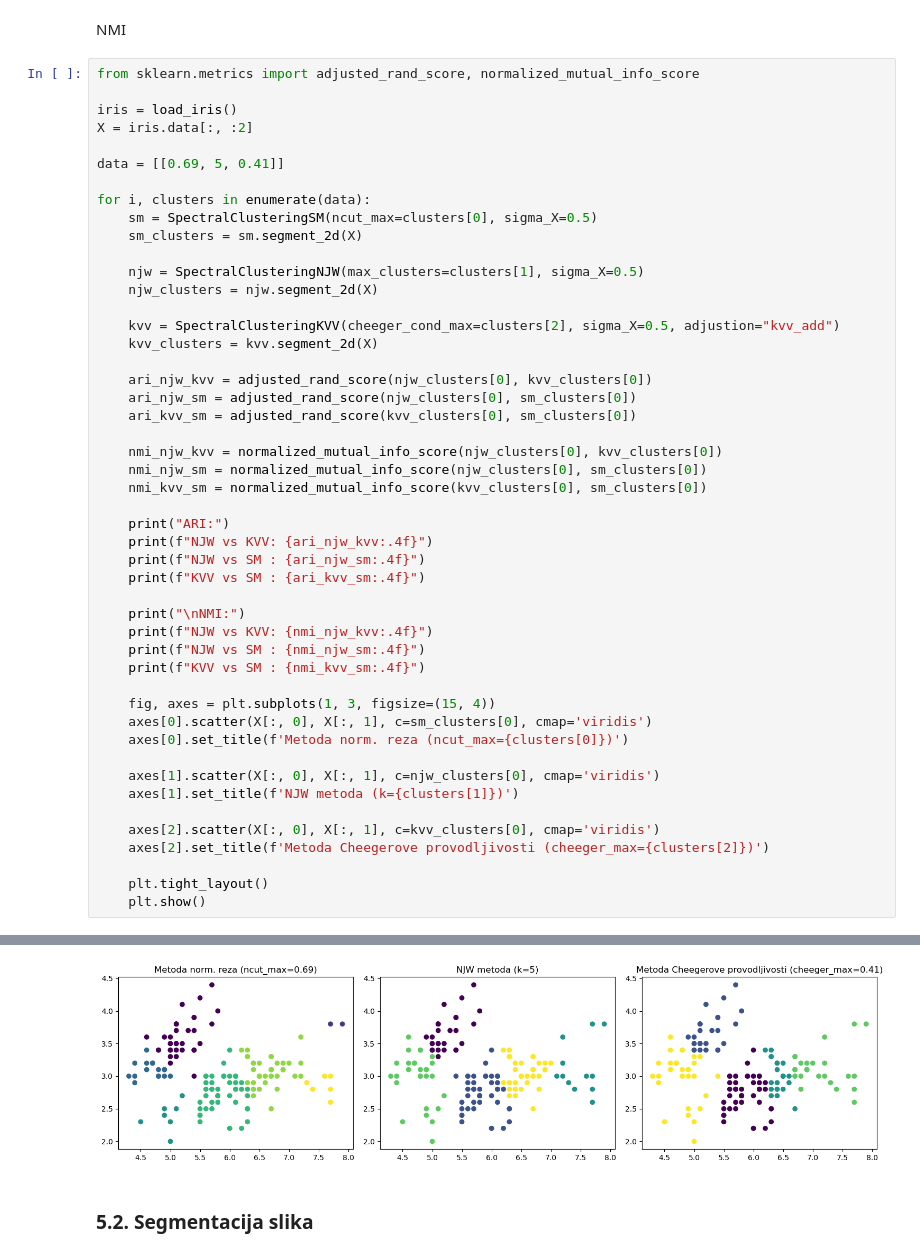
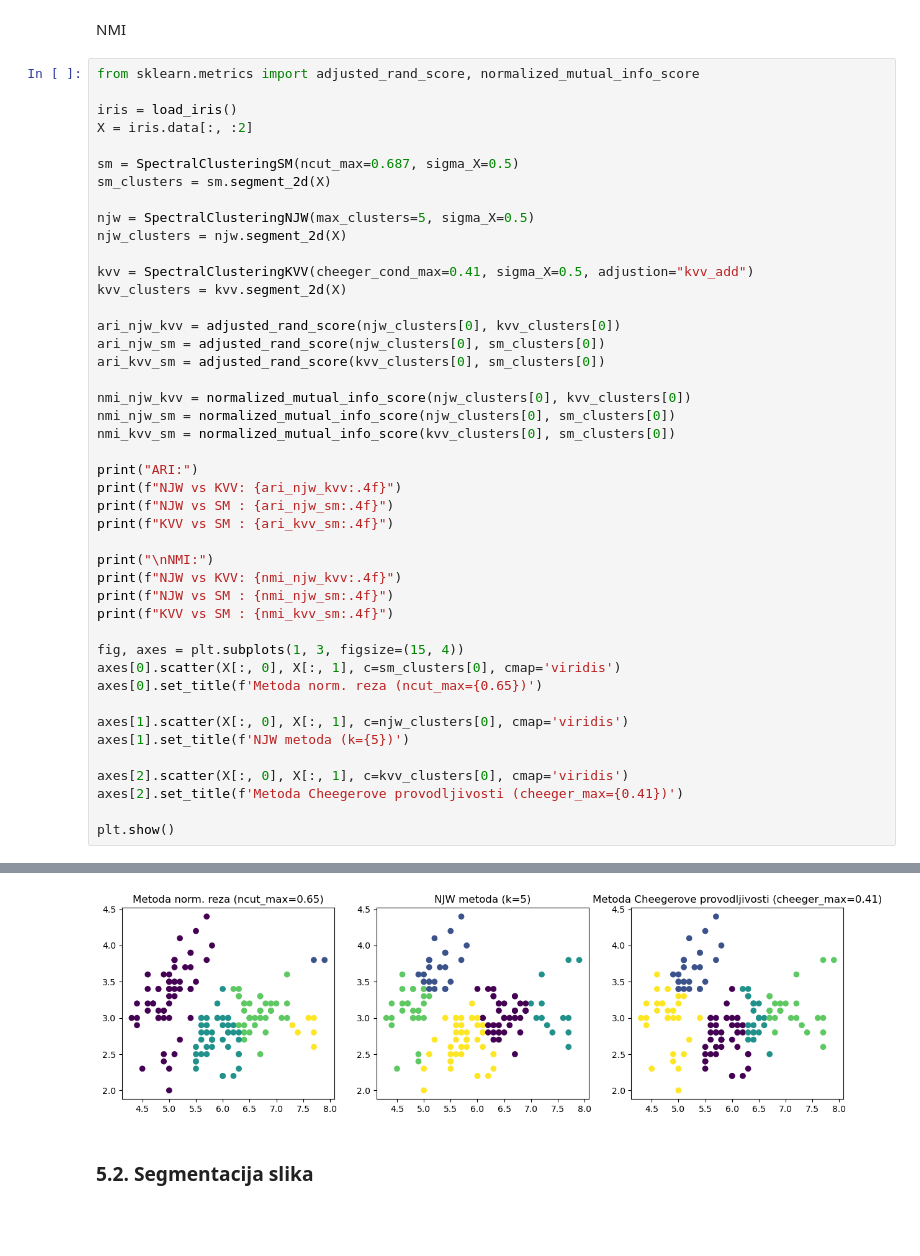
Before and after one commit to antoniamstr1/diplomski_rad, a Jupyter notebook: Spektralno_grupiranje.ipynb, the cells around one changed output, grey strips where cells are left out. Cells and saved outputs as stored; diff of their text form; blank space fills up the shorter version.

```diff
--- a/Spektralno_grupiranje.ipynb
+++ b/Spektralno_grupiranje.ipynb
@@ -1599,47 +1599,43 @@ from sklearn.metrics import adjusted_rand_score, normalized_mutual_info_score
 iris = load_iris()
 X = iris.data[:, :2]
 
-data = [[0.69, 5, 0.41]]
+sm = SpectralClusteringSM(ncut_max=0.687, sigma_X=0.5)
+sm_clusters = sm.segment_2d(X)
 
-for i, clusters in enumerate(data):
-    sm = SpectralClusteringSM(ncut_max=clusters[0], sigma_X=0.5)
-    sm_clusters = sm.segment_2d(X)
+njw = SpectralClusteringNJW(max_clusters=5, sigma_X=0.5)
+njw_clusters = njw.segment_2d(X)
 
-    njw = SpectralClusteringNJW(max_clusters=clusters[1], sigma_X=0.5)
-    njw_clusters = njw.segment_2d(X)
+kvv = SpectralClusteringKVV(cheeger_cond_max=0.41, sigma_X=0.5, adjustion="kvv_add")
+kvv_clusters = kvv.segment_2d(X)
 
-    kvv = SpectralClusteringKVV(cheeger_cond_max=clusters[2], sigma_X=0.5, adjustion="kvv_add")
-    kvv_clusters = kvv.segment_2d(X)
+ari_njw_kvv = adjusted_rand_score(njw_clusters[0], kvv_clusters[0])
+ari_njw_sm = adjusted_rand_score(njw_clusters[0], sm_clusters[0])
+ari_kvv_sm = adjusted_rand_score(kvv_clusters[0], sm_clusters[0])
 
-    ari_njw_kvv = adjusted_rand_score(njw_clusters[0], kvv_clusters[0])
-    ari_njw_sm = adjusted_rand_score(njw_clusters[0], sm_clusters[0])
-    ari_kvv_sm = adjusted_rand_score(kvv_clusters[0], sm_clusters[0])
+nmi_njw_kvv = normalized_mutual_info_score(njw_clusters[0], kvv_clusters[0])
+nmi_njw_sm = normalized_mutual_info_score(njw_clusters[0], sm_clusters[0])
+nmi_kvv_sm = normalized_mutual_info_score(kvv_clusters[0], sm_clusters[0])
 
-    nmi_njw_kvv = normalized_mutual_info_score(njw_clusters[0], kvv_clusters[0])
-    nmi_njw_sm = normalized_mutual_info_score(njw_clusters[0], sm_clusters[0])
-    nmi_kvv_sm = normalized_mutual_info_score(kvv_clusters[0], sm_clusters[0])
+print("ARI:")
+print(f"NJW vs KVV: {ari_njw_kvv:.4f}")
+print(f"NJW vs SM : {ari_njw_sm:.4f}")
+print(f"KVV vs SM : {ari_kvv_sm:.4f}")
 
-    print("ARI:")
-    print(f"NJW vs KVV: {ari_njw_kvv:.4f}")
-    print(f"NJW vs SM : {ari_njw_sm:.4f}")
-    print(f"KVV vs SM : {ari_kvv_sm:.4f}")
+print("\nNMI:")
+print(f"NJW vs KVV: {nmi_njw_kvv:.4f}")
+print(f"NJW vs SM : {nmi_njw_sm:.4f}")
+print(f"KVV vs SM : {nmi_kvv_sm:.4f}")
 
-    print("\nNMI:")
-    print(f"NJW vs KVV: {nmi_njw_kvv:.4f}")
-    print(f"NJW vs SM : {nmi_njw_sm:.4f}")
-    print(f"KVV vs SM : {nmi_kvv_sm:.4f}")
+fig, axes = plt.subplots(1, 3, figsize=(15, 4))
+axes[0].scatter(X[:, 0], X[:, 1], c=sm_clusters[0], cmap='viridis')
+axes[0].set_title(f'Metoda norm. reza (ncut_max={0.65})')
 
-    fig, axes = plt.subplots(1, 3, figsize=(15, 4))
-    axes[0].scatter(X[:, 0], X[:, 1], c=sm_clusters[0], cmap='viridis')
-    axes[0].set_title(f'Metoda norm. reza (ncut_max={clusters[0]})')
+axes[1].scatter(X[:, 0], X[:, 1], c=njw_clusters[0], cmap='viridis')
+axes[1].set_title(f'NJW metoda (k={5})')
 
-    axes[1].scatter(X[:, 0], X[:, 1], c=njw_clusters[0], cmap='viridis')
-    axes[1].set_title(f'NJW metoda (k={clusters[1]})')
+axes[2].scatter(X[:, 0], X[:, 1], c=kvv_clusters[0], cmap='viridis')
+axes[2].set_title(f'Metoda Cheegerove provodljivosti (cheeger_max={0.41})')
 
-    axes[2].scatter(X[:, 0], X[:, 1], c=kvv_clusters[0], cmap='viridis')
-    axes[2].set_title(f'Metoda Cheegerove provodljivosti (cheeger_max={clusters[2]})')
-
-    plt.tight_layout()
-    plt.show()
+plt.show()
 # %% [output]
 ARI:
@@ -1654,4 +1650,4 @@ KVV vs SM : 0.7695
-[figure, old version]
+[figure, new version]
 # %% [markdown]
 ### 5.2. Segmentacija slika
 # %%
```
Also changed, not shown: parts of 10 cells of this notebook, 1 other file.
